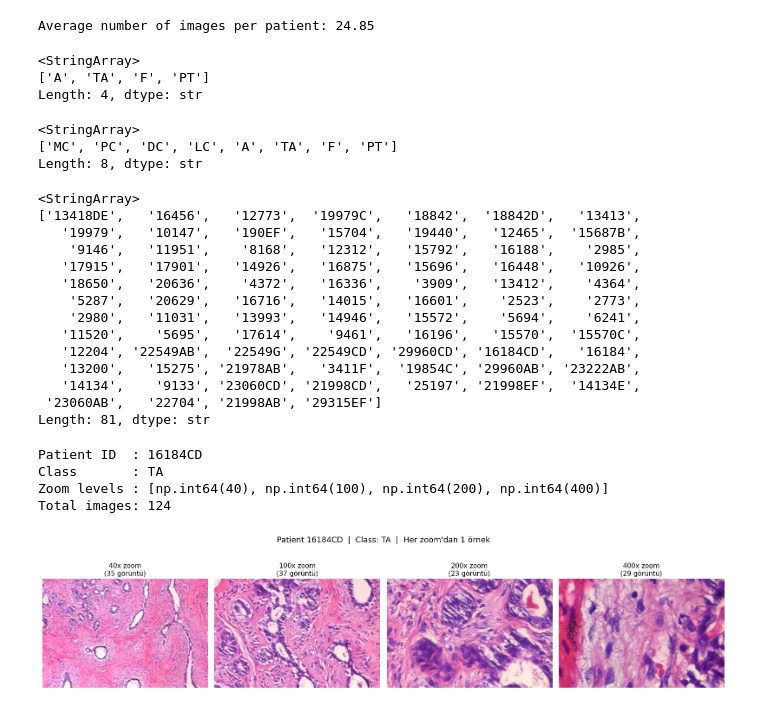
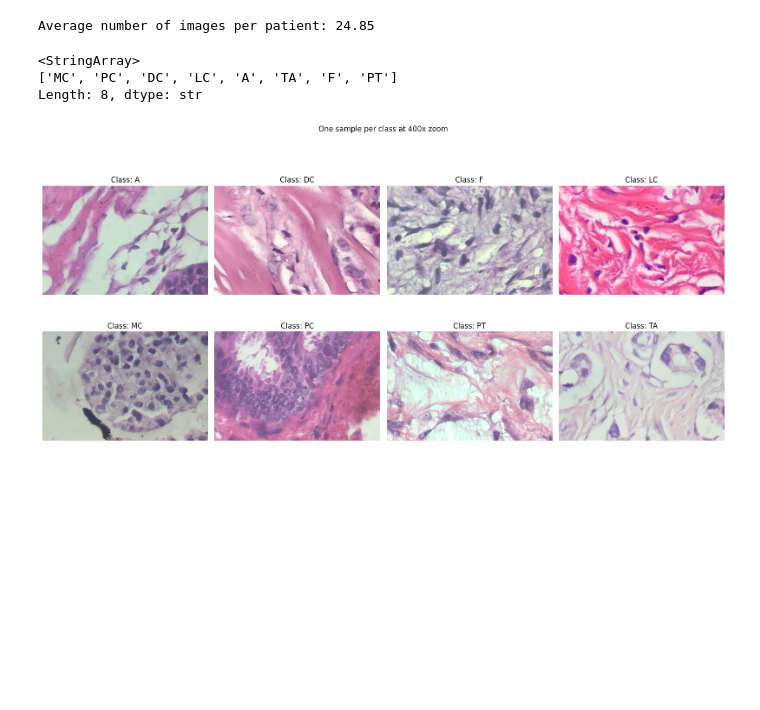
Before and after one commit to sarpustacom/BreastCancerV1, a Jupyter notebook: notebook_analysis.ipynb, the cells around one changed output. Drawn from its saved outputs; the diff is of its cells as text; code cells hidden in the pictures; blank space fills up the shorter version.

```diff
--- a/notebook_analysis.ipynb
+++ b/notebook_analysis.ipynb
@@ -107,13 +107,6 @@ avg_images_per_patient = concat_df_200.groupby("patient_id").size().mean()
 print(f"Average number of images per patient: {avg_images_per_patient:.2f}")
 # %% [output]
 Average number of images per patient: 24.85
-# %%
-concat_df_200[concat_df_200["is_malign"] == 1]["class"].unique() # number of patients with malignant samples
-concat_df_200[concat_df_200["is_malign"] == 0]["class"].unique() # number of patients with benign samples
-# %% [output]
-<StringArray>
-['A', 'TA', 'F', 'PT']
-Length: 4, dtype: str
 # %%
 def show_class_samples_by_zoom(dataframe, selected_zoom, n_cols=4, random_sample=False):
     zoom_df = dataframe[dataframe["zoom"] == selected_zoom].copy()
@@ -160,20 +153,3 @@ df["class"].unique()
 <StringArray>
 ['MC', 'PC', 'DC', 'LC', 'A', 'TA', 'F', 'PT']
 Length: 8, dtype: str
-# %%
-df["patient_id"].unique()
-# %% [output]
-<StringArray>
-['13418DE',   '16456',   '12773',  '19979C',   '18842',  '18842D',   '13413',
-   '19979',   '10147',   '190EF',   '15704',   '19440',   '12465',  '15687B',
-    '9146',   '11951',    '8168',   '12312',   '15792',   '16188',    '2985',
-   '17915',   '17901',   '14926',   '16875',   '15696',   '16448',   '10926',
-   '18650',   '20636',    '4372',   '16336',    '3909',   '13412',    '4364',
-    '5287',   '20629',   '16716',   '14015',   '16601',    '2523',    '2773',
-    '2980',   '11031',   '13993',   '14946',   '15572',    '5694',    '6241',
-   '11520',    '5695',   '17614',    '9461',   '16196',   '15570',  '15570C',
-   '12204', '22549AB',  '22549G', '22549CD', '29960CD', '16184CD',   '16184',
-   '13200',   '15275', '21978AB',   '3411F',  '19854C', '29960AB', '23222AB',
-   '14134',    '9133', '23060CD', '21998CD',   '25197', '21998EF',  '14134E',
- '23060AB',   '22704', '21998AB', '29315EF']
-Length: 81, dtype: str
@@ -281,8 +156,4 @@ def show_class_samples_by_patient(dataframe, n_cols=4, patient_id=None):
 # %%
-show_class_samples_by_patient(df)
+show_class_samples_by_zoom(df, 400, n_cols=4, random_sample=True)
 # %% [output]
-Patient ID  : 16184CD
-Class       : TA
-Zoom levels : [np.int64(40), np.int64(100), np.int64(200), np.int64(400)]
-Total images: 124
-[figure, old version]
+[figure, new version]
```
Also changed, not shown: parts of 3 cells of this notebook, 3 other files.
